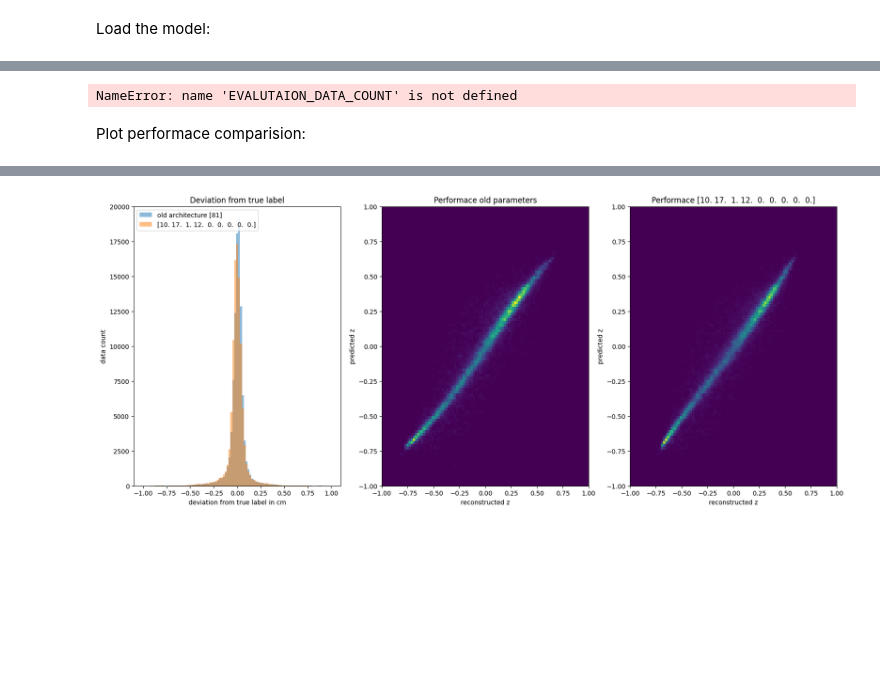
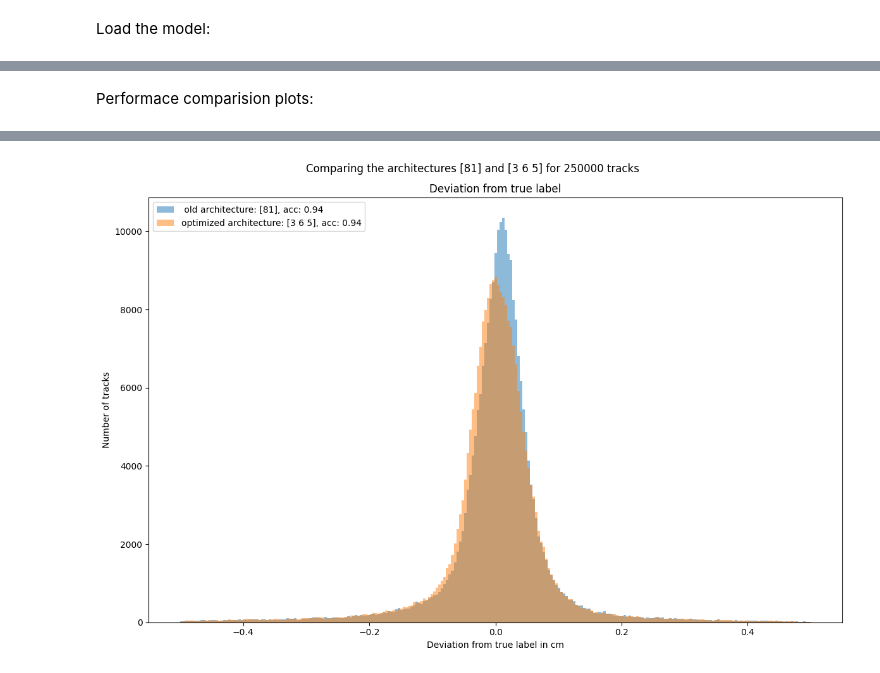
Before and after one commit to felinep/GA_hyperparameter_optimization, a Jupyter notebook: scripts/compare_opt_mlp.ipynb, the cells around one changed output, grey strips where cells are left out. Drawn from its saved outputs; the diff is of its cells as text; code cells hidden in the pictures; blank space fills up the shorter version.

```diff
--- a/scripts/compare_opt_mlp.ipynb
+++ b/scripts/compare_opt_mlp.ipynb
@@ -31,7 +39,7 @@ PATH = (os.getcwd().replace("scripts", ""))
 # %% [markdown]
 Set constants:
 # %%
-TRAIN_DATA_COUNT = 100000
+TRAIN_DATA_COUNT = 250000
 EVALUTAION_DATA_COUNT = TRAIN_DATA_COUNT
 # %%
 # Data constants
@@ -87,7 +89,7 @@ Load the model:
 def load_model(input_data, target_data, parameter):
 
     # add early stopping callback to save time
-    es = EarlyStopping(monitor = f'val_{"accuracy"}', mode ='max', patience = 5)
+    es = EarlyStopping(monitor = 'val_accuracy', mode ='max', patience = 5)
     # Train the model
     cnn_model = create_MLP_from_parameter(parameter)
     cnn_model.fit(input_data, target_data, epochs=500, validation_split = 0.2, batch_size=2, callbacks = [es], use_multiprocessing=True, verbose=0)
@@ -98,8 +98,7 @@ train the models with the random1 dataset:
 # %%
-#res = pickle.load(open(f"{PATH}pickled_data/res-ITIV-set1-20pop-10ly-2023-02-09.p", "rb"))
-#for history in res:
-#        last_best = history[-1].opt.get("X")
+res = pickle.load(open(f"{PATH}pickled_data/res-ITIV-set1-20pop-6ly-2023-02-13.p", "rb"))
+for history in res:
+        last_best = history[-1].opt.get("X")
 
-#opt_parameter = last_best[0][:-1]
-input, target, lenght = get_data(data_path_1, TRAIN_DATA_COUNT)
-opt_parameter = np.array([187, 82, 217])
+opt_parameter = last_best[0][:-1]
+opt_parameter
@@ -106,4 +107,3 @@ opt_parameter = np.array([187, 82, 217])
 # %%
-opt_model = load_model(input, target, np.array([187, 82, 217]))
+opt_model = load_model(input, target, opt_parameter)
 old_model = load_model(input, target, np.array([81]))
-#pickle.dump(opt_model, open(f"{PATH}pickled_data/trained_opt_model_{opt_parameter}", "wb"))
@@ -110,17 +116,13 @@ old_model = load_model(input, target, np.array([81]))
-# %%
-val_input, val_target, lenght = get_data(data_path_1, EVALUTAION_DATA_COUNT)
-
-print (f"accuracy for old model: {old_model.evaluate(val_input, val_target)[1]:0.03f}")
-print (f"accuracy for optimized model: {opt_model.evaluate(val_input, val_target)[1]:0.03f}")
-# %% [output]
-NameError: name 'EVALUTAION_DATA_COUNT' is not defined
-# %% [markdown]
-Plot performace comparision:
+# %% [markdown]
+Performace comparision plots:
 # %%
-def plot_z_deviation(opt_model,old_model, title, save_name):
-    hist_bins = np.linspace(-1, 1, 100)
-    fig, ax = plt.subplots(1, 3)
-    fig.set_size_inches(20, 8)
+def plot_z_deviation(opt_model,old_model, title, save_name, input, target):
+    opt_acc = old_model.evaluate(input, target)[1]
+    old_acc = opt_model.evaluate(input, target)[1]
+
+    fig, ax = plt.subplots(1, 1)
+    hist_bins = np.linspace(-0.5, 0.5, 250)
+    fig.set_size_inches(12, 8)
 
     z_list_opt, true_z_list = data_prep(opt_model, input, target)
     z_list_old, true_z_list = data_prep(old_model, input, target)
@@ -129,29 +131,18 @@ def plot_z_deviation(opt_model,old_model, title, save_name):
     delta_z_old = (z_list_old).astype(float) - (true_z_list).astype(float)
 
 
-    ax[0].set_title(f'Deviation from true label (for {EVALUTAION_DATA_COUNT} tracks)')
-    ax[0].set_xlabel("deviation from true label in cm")
-    ax[0].set_ylabel("data count")
+    ax.set_title(f'Deviation from true label')
+    ax.set_xlabel("Deviation from true label in cm")
+    ax.set_ylabel("Number of tracks")
 
-    ax[0].hist(delta_z_opt, hist_bins, density=False,  alpha=0.5, label='old architecture [81]')
-    ax[0].hist(delta_z_old, hist_bins, density=False,  alpha=0.5, label=f'{opt_parameter}')
-    ax[0].legend(loc = 'upper left')
+    ax.hist(delta_z_opt, hist_bins, density=False,  alpha=0.5, label=f' old architecture: [81], acc: {old_acc:0.02f}')
+    ax.hist(delta_z_old, hist_bins, density=False,  alpha=0.5, label=f'optimized architecture: {opt_parameter}, acc: {opt_acc:0.02f}')
+    ax.legend(loc = 'upper left')
 
-    ax[1].set_title(f'Performace old parameters (for {EVALUTAION_DATA_COUNT} tracks)')
-    ax[1].set_xlabel("reconstructed z")
-    ax[1].set_ylabel("predicted z")
-
-    hist2d = ax[1].hist2d(z_list_old, true_z_list, [100, 100], density = False, range=[[-1, 1], [-1, 1]])
-    fig[1].colorbar(hist2d[3], ax=ax)
-
-    ax[2].set_title(f'Performace {opt_parameter}')
-    ax[2].set_xlabel("reconstructed z")
-    ax[2].set_ylabel("predicted z")
-
-    hist2d = ax[2].hist2d(z_list_opt, true_z_list, [100, 100], density = False, range=[[-1, 1], [-1, 1]])
-    fig[2].colorbar(hist2d[3], ax=ax)
-
+    fig.suptitle(title)
+    plt.tight_layout()
+    fig.savefig(f"{PATH}/plots/{save_name}.png")
     plt.show()
 
-plot_z_deviation(opt_model, old_model, 'Evaluation for Expert 0 (all 9 TS are present)',  "new_model1_z_diff" )
+plot_z_deviation(opt_model, old_model, f'Comparing the architectures [81] and {opt_parameter} for {EVALUTAION_DATA_COUNT} tracks',  f"z_deviation_{opt_parameter}", val_input, val_target)
 # %% [output]
@@ -164 +153 @@ Predict target and compare with true label:
-[figure, old version]
+[figure, new version]
```
Also changed, not shown: parts of 10 cells of this notebook, 29 other files.
